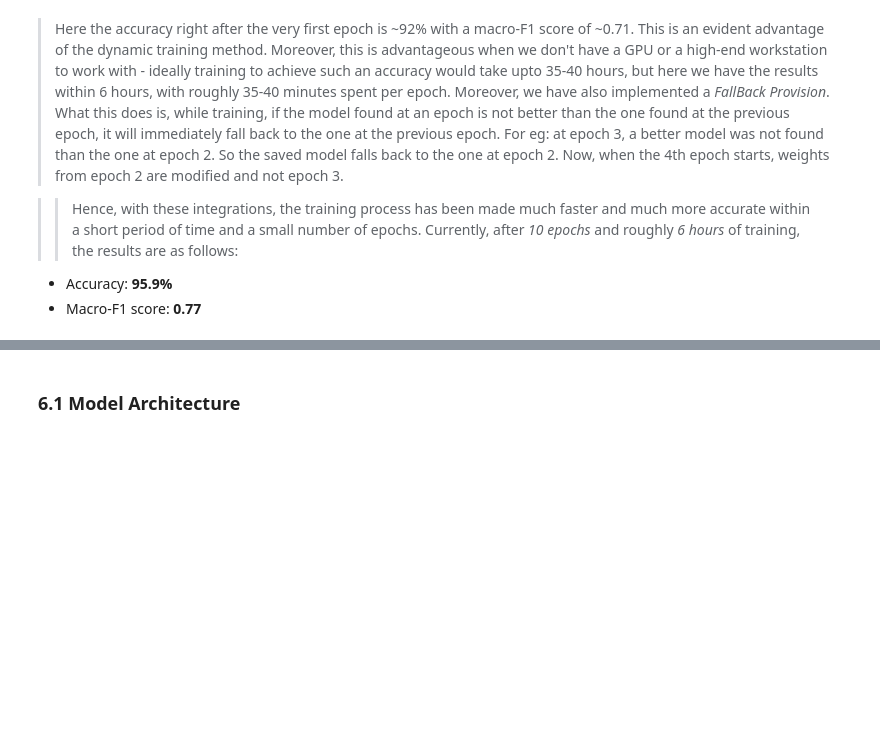
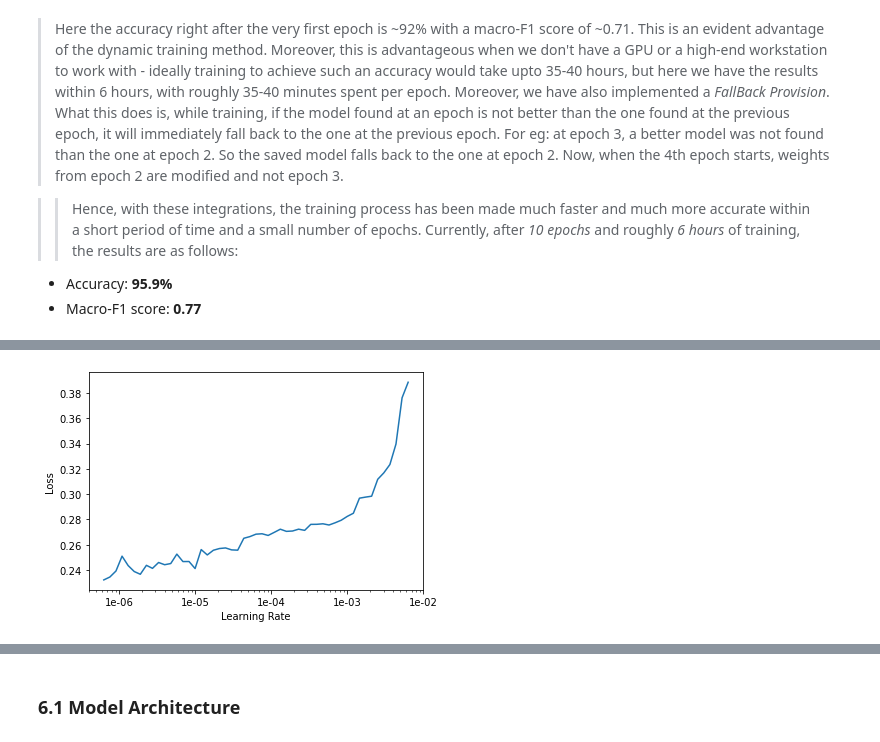
Before and after one commit to Chintan2108/Object-Oriented-Deep-Learning-for-Building-Extraction, a Jupyter notebook: UNet with Cyclical Learning/Dynamic UNet for Building Extraction.ipynb, the cells around one changed output, grey strips where cells are left out. Cells and saved outputs as stored; diff of their text form; code cells hidden in the pictures; blank space fills up the shorter version.

```diff
--- a/UNet with Cyclical Learning/Dynamic UNet for Building Extraction.ipynb
+++ b/UNet with Cyclical Learning/Dynamic UNet for Building Extraction.ipynb
@@ -387,0 +416,4 @@ Better model found at epoch 0 with dice value: 0.7186132669448853.
+# %%
+learn.recorder.plot()
+# %% [output]
+[figure, added]
```
Also changed, not shown: parts of 18 cells of this notebook.
